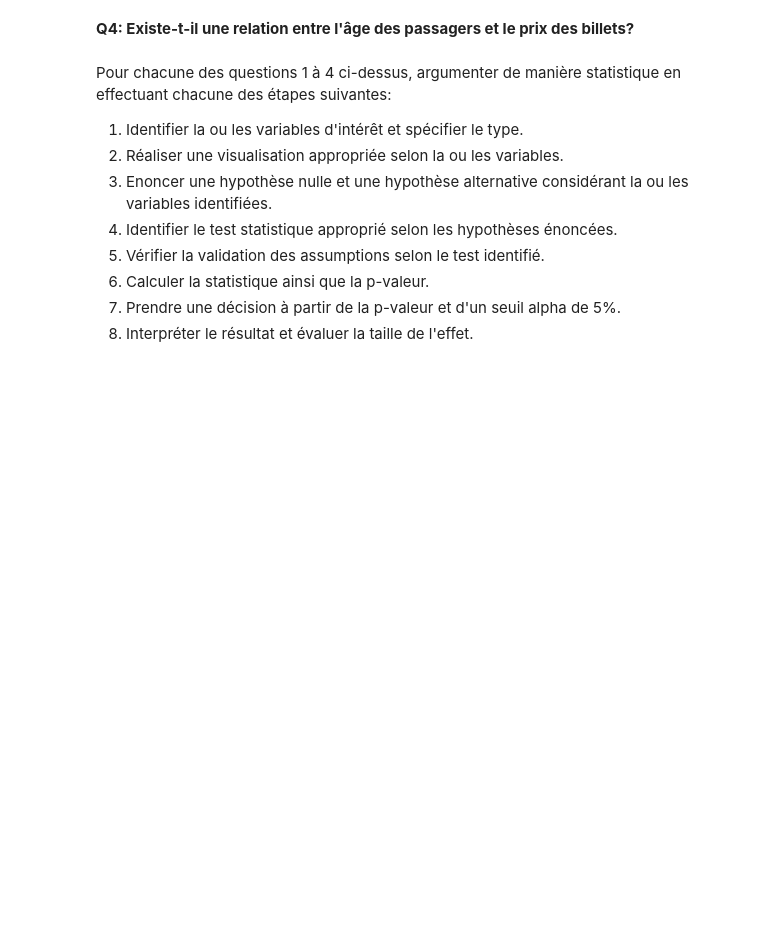
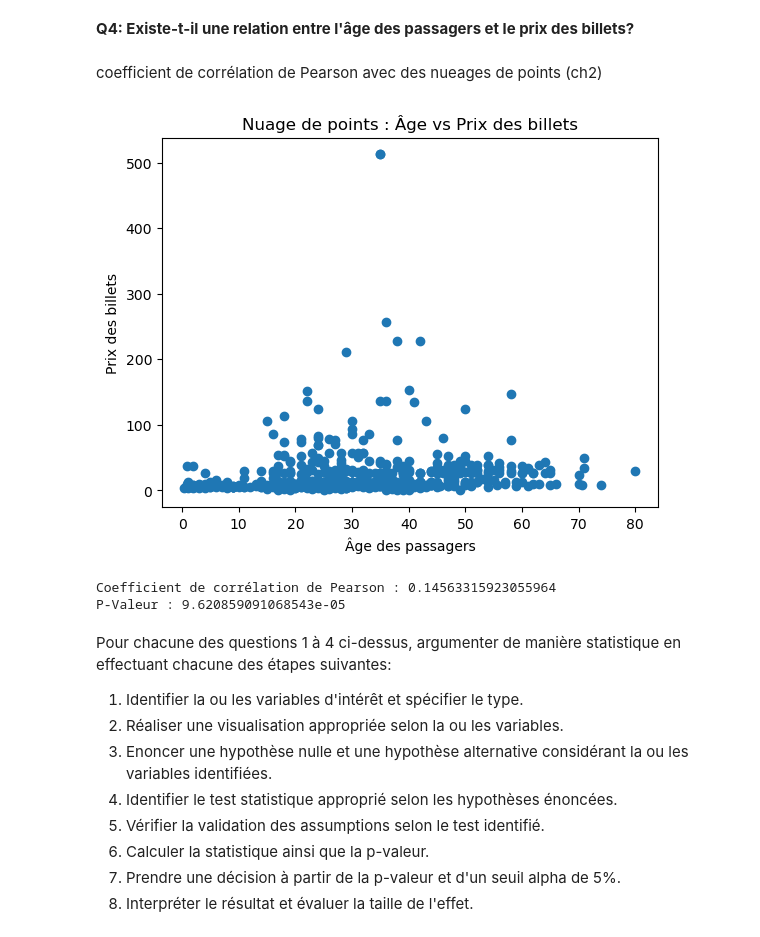
Before and after one commit to JonathanPiaget/titanique, a Jupyter notebook: main.ipynb, the cells around one changed output. Cells and saved outputs as stored; diff of their text form; code cells hidden in the pictures; blank space fills up the shorter version.

Commit message:
RCO - scatter plot & test effectuée P2Q4

```diff
--- a/main.ipynb
+++ b/main.ipynb
@@ -269,6 +273,40 @@ Taille de l'effet (d de Cohen) : -0.168
 Il semble y avoir une différence significative entre l'âge des passagers qui ont survécus et ceux qui sont décédés lors du naufrage, les survivants étant en moyenne plus jeunes. Malgré cela, l'âge n'a pas forcément directement influencé les chances de survie. Le d de Cohen suggère qu'il y a une petite différence statistiquement significative entre l'âge moyen des survivants et des non-survivants sur le Titanic.
 # %% [markdown]
 **Q4: Existe-t-il une relation entre l'âge des passagers et le prix des billets?**
+# %% [markdown]
+coefficient de corrélation de Pearson avec des nueages de points (ch2)
+# %%
+# Sélectionner les colonnes âge et prix des billets
+age = data_clean['Age']
+prix_billets = data_clean['Fare']
+
+# Tracer le nuage de points pour visualiser la relation
+plt.scatter(age, prix_billets)
+plt.xlabel('Âge des passagers')
+plt.ylabel('Prix des billets')
+plt.title('Nuage de points : Âge vs Prix des billets')
+plt.show()
+# %% [output]
+[figure, added]
+# %%
+# Sélectionner les colonnes âge et prix des billets
+age = data_clean['Age']
+prix_billets = data_clean['Fare']
+
+# Supprimer les valeurs manquantes
+data_clean = data_clean.dropna(subset=['Age', 'Fare'])
+
+# Effectuer le test de corrélation de Pearson
+correlation_coefficient, p_valeur = pearsonr(age, prix_billets)
+
+# Vérification des assomptions
+
+# Afficher les résultats
+print(f"Coefficient de corrélation de Pearson : {correlation_coefficient}")
+print(f"P-Valeur : {p_valeur}")
+# %% [output]
+Coefficient de corrélation de Pearson : 0.14563315923055964
+P-Valeur : 9.620859091068543e-05
 # %% [markdown]
 Pour chacune des questions 1 à 4 ci-dessus, argumenter de manière statistique en effectuant chacune des étapes suivantes:
 1. Identifier la ou les variables d'intérêt et spécifier le type.
```
Also changed, not shown: parts of 2 cells of this notebook.
